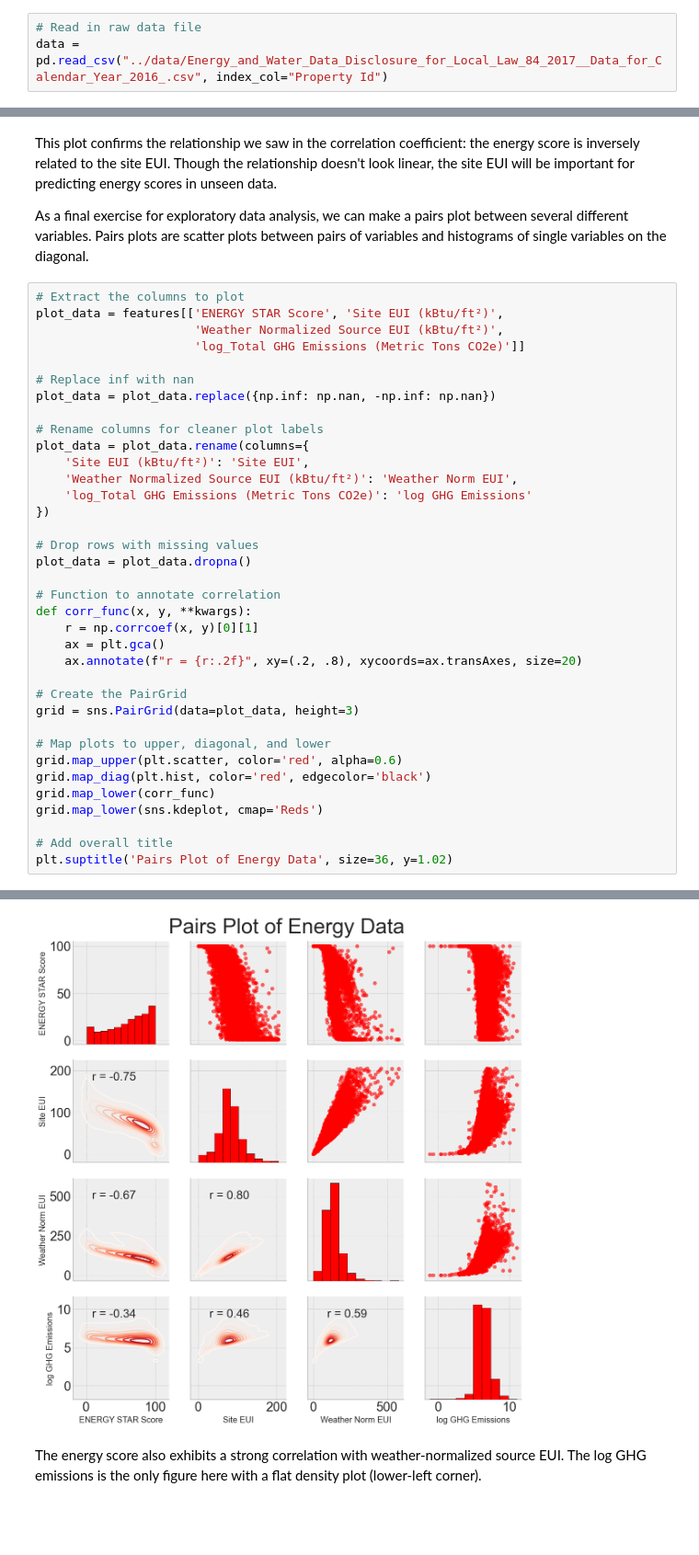
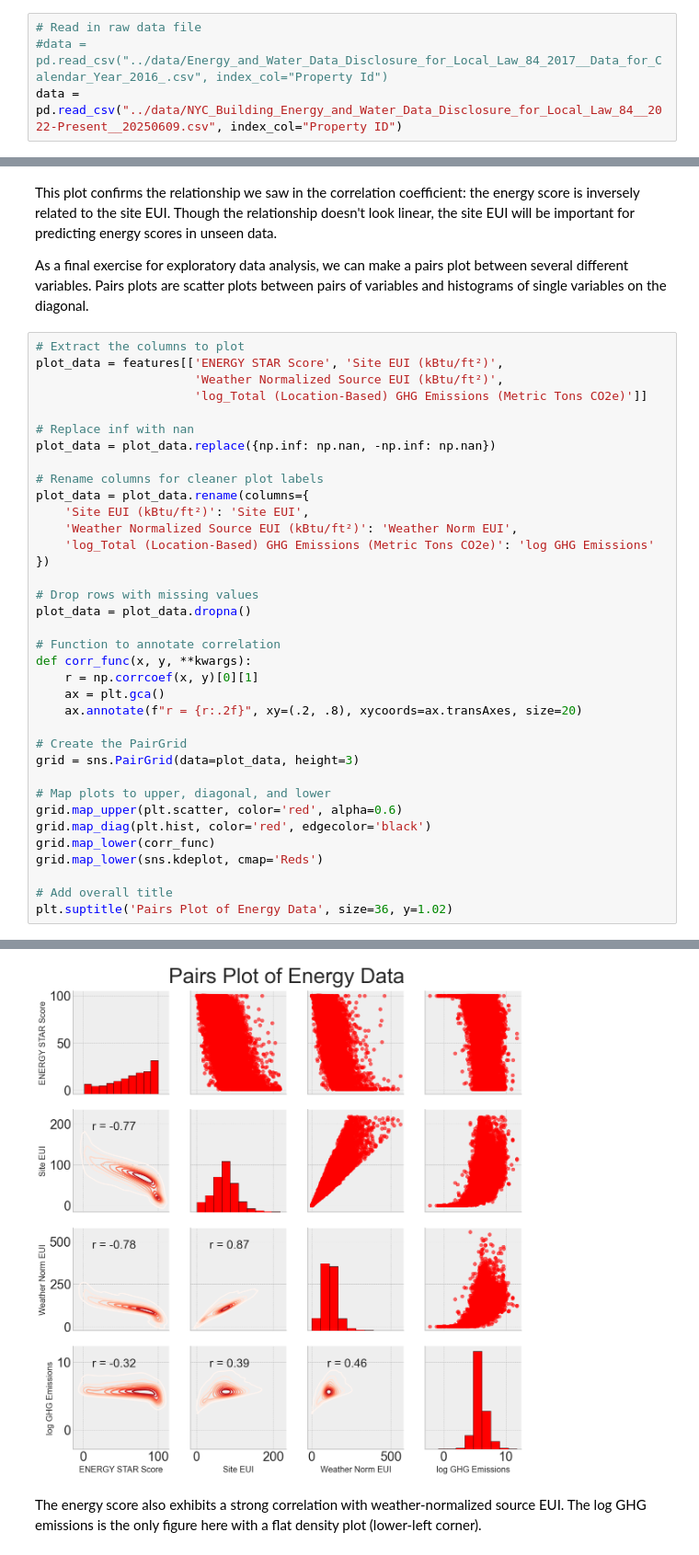
Before and after one commit to zkhechadoorian/NYC-LL84-Benchmarking, a Jupyter notebook: notebooks/0_eda.ipynb, the cells around one changed output, grey strips where cells are left out. Shown at 92% size. Cells and saved outputs as stored; diff of their text form; blank space fills up the shorter version.

```diff
--- a/notebooks/0_eda.ipynb
+++ b/notebooks/0_eda.ipynb
@@ -38,7 +38,8 @@ plt.rcParams['font.size'] = 12
 We'll load the raw csv file into a pandas dataframe for exploration. Based on the metadata, we know that the column 'Property Id' is unique for each row and so we set that as the index column. We'll start exploring some basic features about dataset by inspecting the first few rows, inspecting the shape of the dataset, and sifting through columns that are already set with a numerical data type.
 # %%
 # Read in raw data file
-data = pd.read_csv("../data/Energy_and_Water_Data_Disclosure_for_Local_Law_84_2017__Data_for_Calendar_Year_2016_.csv", index_col="Property Id")
+#data = pd.read_csv("../data/Energy_and_Water_Data_Disclosure_for_Local_Law_84_2017__Data_for_Calendar_Year_2016_.csv", index_col="Property Id")
+data = pd.read_csv("../data/NYC_Building_Energy_and_Water_Data_Disclosure_for_Local_Law_84__2022-Present__20250609.csv", index_col="Property ID")
 # %%
 # Print first few lines
 data.head()
@@ -675,41 +670,41 @@ As a final exercise for exploratory data analysis, we can make a pairs plot betw
 # Extract the columns to plot
 plot_data = features[['ENERGY STAR Score', 'Site EUI (kBtu/ft²)',
                       'Weather Normalized Source EUI (kBtu/ft²)',
-                      'log_Total GHG Emissions (Metric Tons CO2e)']]
+                      'log_Total (Location-Based) GHG Emissions (Metric Tons CO2e)']]
 
 # Replace inf with nan
 plot_data = plot_data.replace({np.inf: np.nan, -np.inf: np.nan})
 
 # Rename columns for cleaner plot labels
 plot_data = plot_data.rename(columns={
     'Site EUI (kBtu/ft²)': 'Site EUI',
     'Weather Normalized Source EUI (kBtu/ft²)': 'Weather Norm EUI',
-    'log_Total GHG Emissions (Metric Tons CO2e)': 'log GHG Emissions'
+    'log_Total (Location-Based) GHG Emissions (Metric Tons CO2e)': 'log GHG Emissions'
 })
 
 # Drop rows with missing values
 plot_data = plot_data.dropna()
 
 # Function to annotate correlation
 def corr_func(x, y, **kwargs):
     r = np.corrcoef(x, y)[0][1]
     ax = plt.gca()
     ax.annotate(f"r = {r:.2f}", xy=(.2, .8), xycoords=ax.transAxes, size=20)
 
 # Create the PairGrid
 grid = sns.PairGrid(data=plot_data, height=3)
 
 # Map plots to upper, diagonal, and lower
 grid.map_upper(plt.scatter, color='red', alpha=0.6)
 grid.map_diag(plt.hist, color='red', edgecolor='black')
 grid.map_lower(corr_func)
 grid.map_lower(sns.kdeplot, cmap='Reds')
 
 # Add overall title
 plt.suptitle('Pairs Plot of Energy Data', size=36, y=1.02)
 # %% [output]
 Text(0.5, 1.02, 'Pairs Plot of Energy Data')
-[figure, old version]
+[figure, new version]
 # %% [markdown]
 The energy score also exhibits a strong correlation with weather-normalized source EUI. The log GHG emissions is the only figure here with a flat density plot (lower-left corner).
 # %% [markdown]
```
Also changed, not shown: parts of 34 cells of this notebook.
